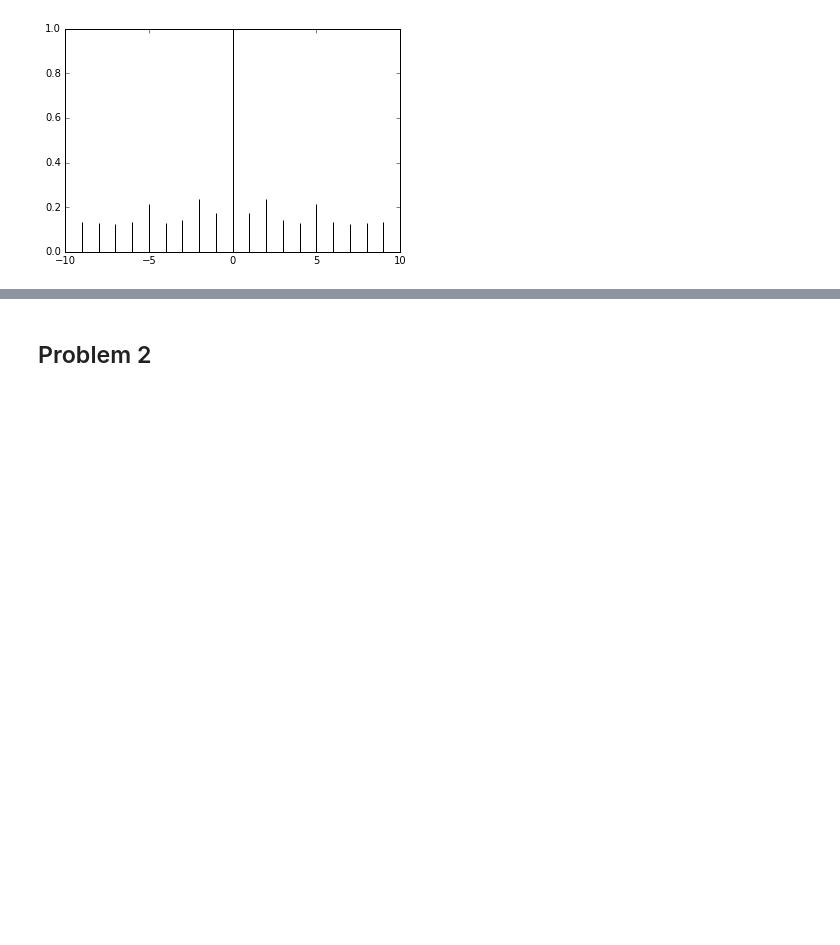
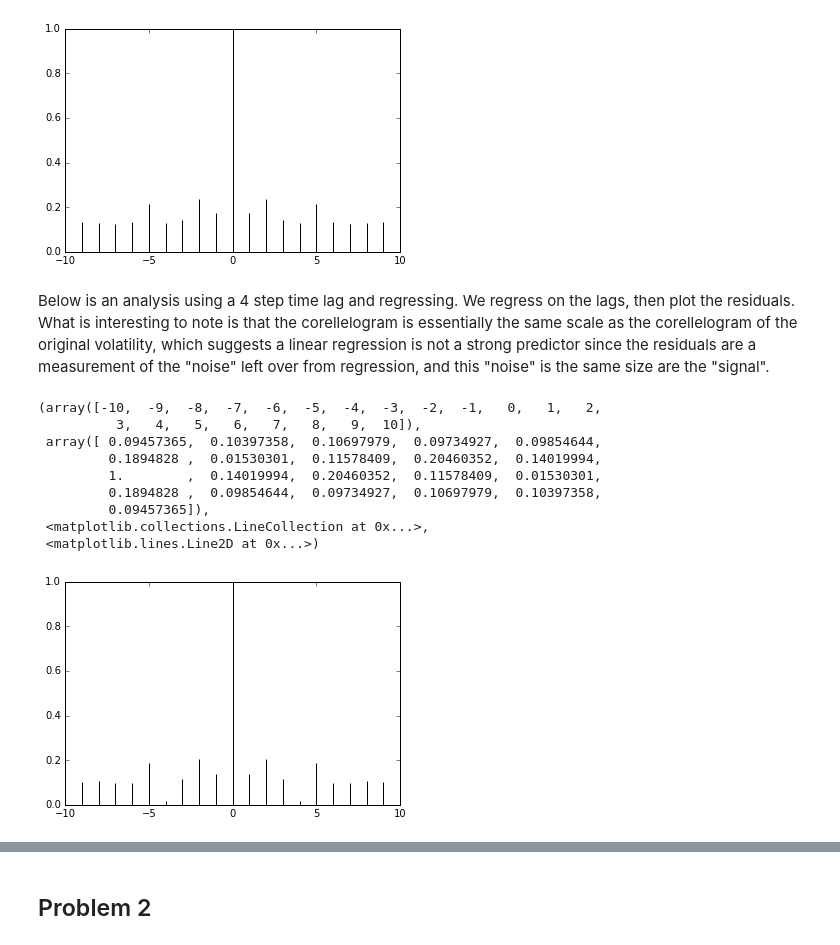
Before and after one commit to jfarid27/econ-phys, a Jupyter notebook: HW2.ipynb, the cells around one changed output, grey strips where cells are left out. Drawn from its saved outputs; the diff is of its cells as text; code cells hidden in the pictures; blank space fills up the shorter version.

```diff
--- a/HW2.ipynb
+++ b/HW2.ipynb
@@ -27,9 +29,10 @@ Lag1T, Lag1TLagged = lag(1, GSPCdata['Close'])
 logReturns = computeLogReturns(Lag1T, Lag1TLagged)
 lag1LogReturns, Lag1LogReturnsLagged = lag(1, logReturns)
 
-volatility = vsquare(logReturns)
+volatility = logReturns.map(lambda x: x ** 2)
 
 lag1Volatility, lag1VolatilityLagged = lag(1, volatility)
 lag2Volatility, lag2VolatilityLagged = lag(2, volatility)
 lag3Volatility, lag3VolatilityLagged = lag(3, volatility)
 lag4Volatility, lag4VolatilityLagged = lag(4, volatility)
+lag5Volatility, lag5VolatilityLagged = lag(5, volatility)
@@ -69,3 +80,31 @@ plt.acorr(volatility)
  <matplotlib.collections.LineCollection at 0x...>,
  <matplotlib.lines.Line2D at 0x...>)
 [figure]
+# %% [markdown]
+Below is an analysis using a 4 step time lag and regressing. We regress on the lags, then plot the residuals. What is interesting to note is that the corellelogram is essentially the same scale as the corellelogram of the original volatility, which suggests a linear regression is not a strong predictor since the residuals are a measurement of the "noise" left over from regression, and this "noise" is the same size are the "signal".
+# %%
+lag4s = np.array([x for x in lag4VolatilityLagged])
+lag3s = np.array([x for x in lag3VolatilityLagged][:16621])
+lag2s = np.array([x for x in lag2VolatilityLagged][:16621])
+lag1s = np.array([x for x in lag1VolatilityLagged][:16621])
+vals = np.array([x for x in lag4Volatility])
+valsMat = np.matrix(vals).transpose()
+
+mats = np.matrix([lag1s, lag2s, lag3s, lag4s]).transpose()
+
+clf = linear_model.LinearRegression()
+clf.fit(mats, valsMat)
+
+j = mats.dot(clf.coef_[0]) - vals
+plt.acorr([k for k in j.A[0,]])
+# %% [output]
+(array([-10,  -9,  -8,  -7,  -6,  -5,  -4,  -3,  -2,  -1,   0,   1,   2,
+          3,   4,   5,   6,   7,   8,   9,  10]),
+ array([ 0.09457365,  0.10397358,  0.10697979,  0.09734927,  0.09854644,
+         0.1894828 ,  0.01530301,  0.11578409,  0.20460352,  0.14019994,
+         1.        ,  0.14019994,  0.20460352,  0.11578409,  0.01530301,
+         0.1894828 ,  0.09854644,  0.09734927,  0.10697979,  0.10397358,
+         0.09457365]),
+ <matplotlib.collections.LineCollection at 0x...>,
+ <matplotlib.lines.Line2D at 0x...>)
+[figure, added]
```
Also changed, not shown: parts of 11 cells of this notebook.
